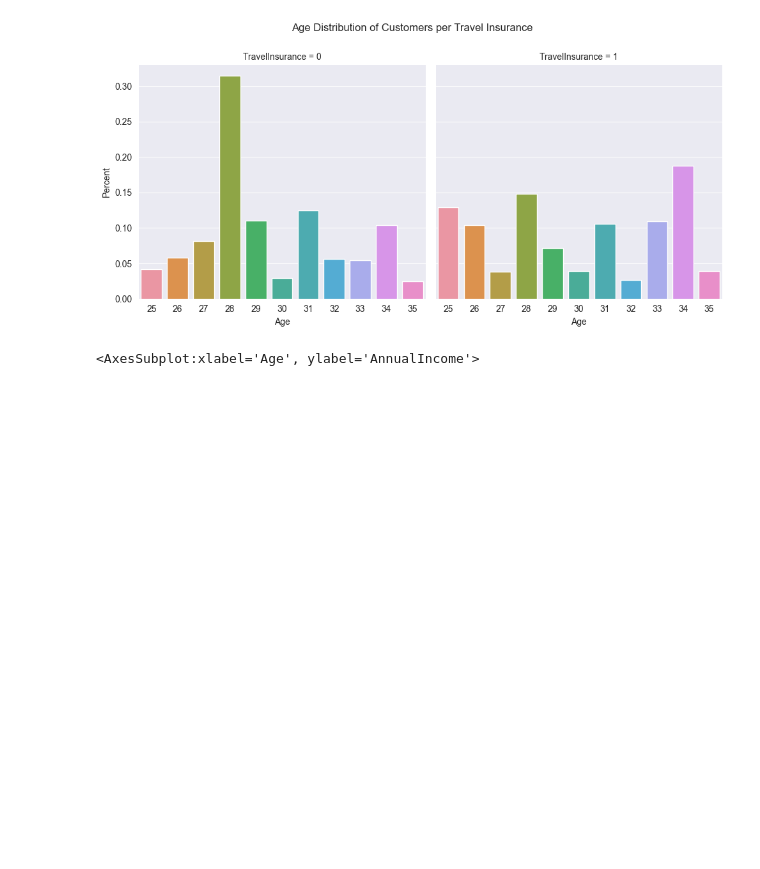
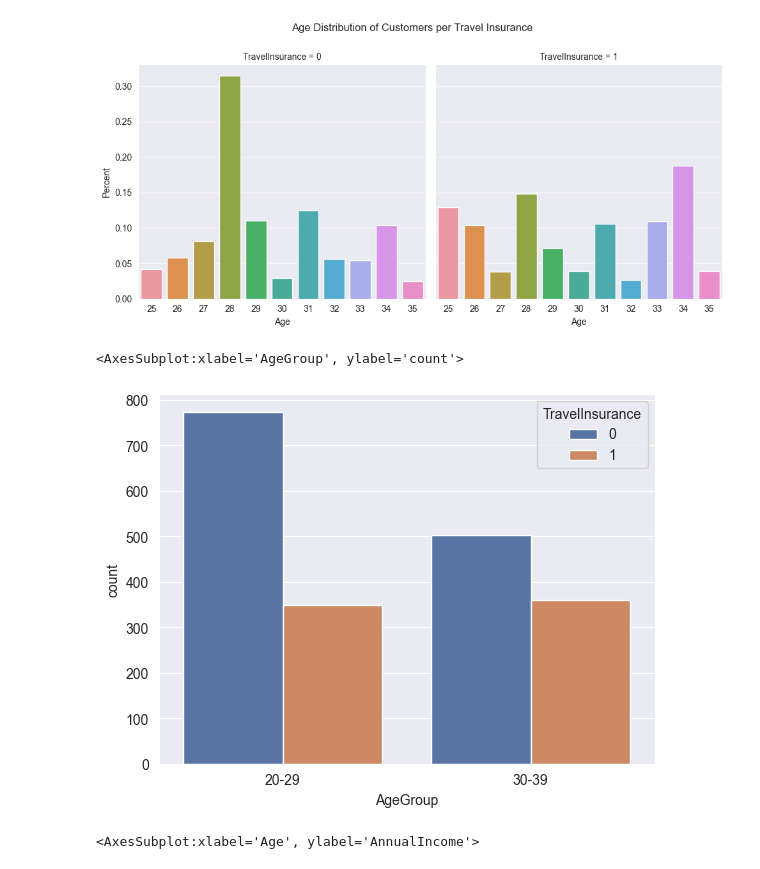
Before and after one commit to ade-mola/travel_insurance_analysis, a Jupyter notebook: notebooks/travel_insurance_analysis.ipynb, the cells around one changed output. Drawn from its saved outputs; the diff is of its cells as text; code cells hidden in the pictures; blank space fills up the shorter version.

```diff
--- a/notebooks/travel_insurance_analysis.ipynb
+++ b/notebooks/travel_insurance_analysis.ipynb
@@ -193,6 +233,11 @@ c.fig.suptitle('Age Distribution of Customers per Travel Insurance')
 # %% [output]
 Text(0.5, 0.98, 'Age Distribution of Customers per Travel Insurance')
 [figure]
+# %%
+sns.countplot(x = 'AgeGroup', data = raw_data, hue='TravelInsurance')
+# %% [output]
+<AxesSubplot:xlabel='AgeGroup', ylabel='count'>
+[figure, added]
 # %%
 (raw_data
 .groupby(['Age'])['AnnualIncome']
```
Also changed, not shown: parts of 21 cells of this notebook.
